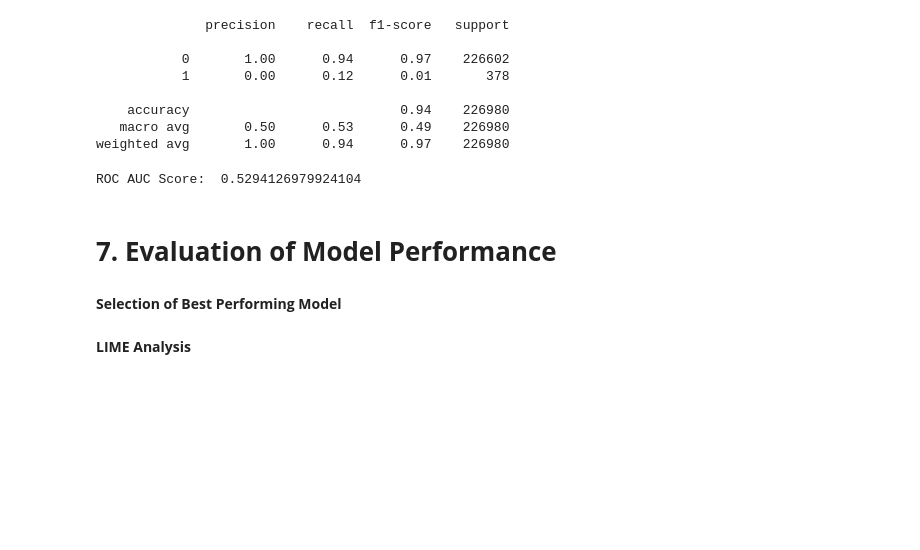
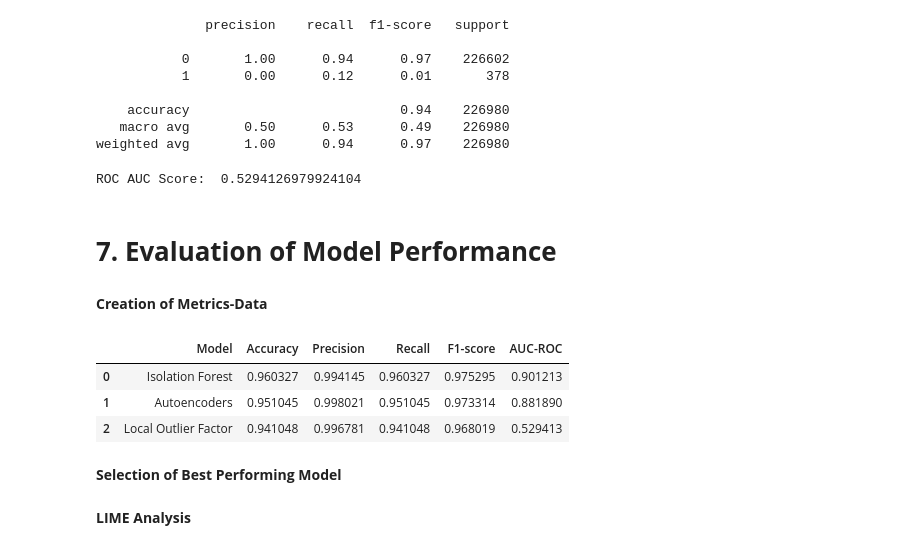
Before and after one commit to moridin04/CCADMACL-Research, a Jupyter notebook: Fraud_Detection_Program.ipynb, the cells around one changed output. Cells and saved outputs as stored; diff of their text form; code cells hidden in the pictures; blank space fills up the shorter version.

```diff
--- a/Fraud_Detection_Program.ipynb
+++ b/Fraud_Detection_Program.ipynb
@@ -596,4 +608,4 @@ weighted avg       1.00      0.95      0.97     28373
 # %%
-roc_auc = roc_auc_score(y_test, anomalies)
-print("ROC AUC Score: ", roc_auc)
+ae_roc_auc = roc_auc_score(y_test, anomalies)
+print("ROC AUC Score: ", ae_roc_auc)
 # %% [output]
@@ -624,13 +636,42 @@ print(classification_report(y_train, y_pred))
     accuracy                           0.94    226980
    macro avg       0.50      0.53      0.49    226980
 weighted avg       1.00      0.94      0.97    226980
+# %%
+report_dict3 = classification_report(y_train, y_pred, output_dict=True)
+# %%
+lof_accuracy = report_dict3['accuracy']
+lof_precision = report_dict3['weighted avg']['precision']
+lof_recall = report_dict3['weighted avg']['recall']
+lof_f1_score = report_dict3['weighted avg']['f1-score']
 # %%
-roc_auc = roc_auc_score(y_train, y_pred)
-print("ROC AUC Score: ", roc_auc)
+lof_roc_auc = roc_auc_score(y_train, y_pred)
+print("ROC AUC Score: ", lof_roc_auc)
 # %% [output]
 ROC AUC Score:  0.5294126979924104
 # %% [markdown]
 # **7. Evaluation of Model Performance**
+# %% [markdown]
+**Creation of Metrics-Data**
+# %%
+metrics_data = {
+    'Model': ['Isolation Forest', 'Autoencoders', 'Local Outlier Factor'],
+    'Accuracy': [if_accuracy, ae_accuracy, lof_accuracy],
+    'Precision': [if_precision, ae_precision, lof_precision],
+    'Recall': [if_recall, ae_recall, lof_recall],
+    'F1-score': [if_f1_score, ae_f1_score, lof_f1_score],
+    'AUC-ROC': [if_roc_auc, ae_roc_auc, lof_roc_auc]
+}
+
+# Create the DataFrame
+metrics_df = pd.DataFrame(metrics_data)
+
+# Display the DataFrame
+metrics_df.head()
+# %% [output]
+|  | Model | Accuracy | Precision | Recall | F1-score | AUC-ROC |
+| 0 | Isolation Forest | 0.960327 | 0.994145 | 0.960327 | 0.975295 | 0.901213 |
+| 1 | Autoencoders | 0.951045 | 0.998021 | 0.951045 | 0.973314 | 0.881890 |
+| 2 | Local Outlier Factor | 0.941048 | 0.996781 | 0.941048 | 0.968019 | 0.529413 |
 # %% [markdown]
 **Selection of Best Performing Model**
 # %%
```
Also changed, not shown: parts of 12 cells of this notebook.
